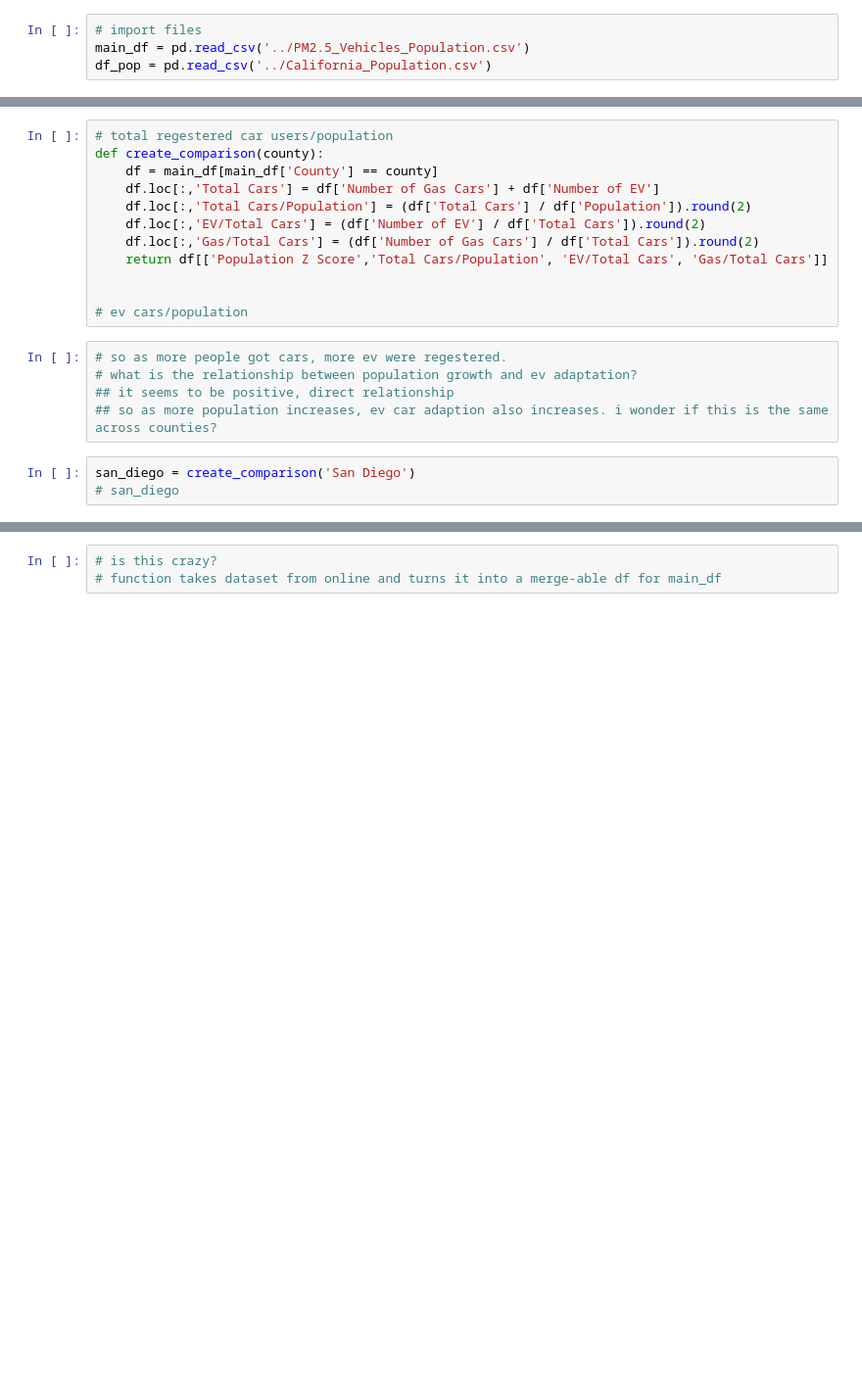
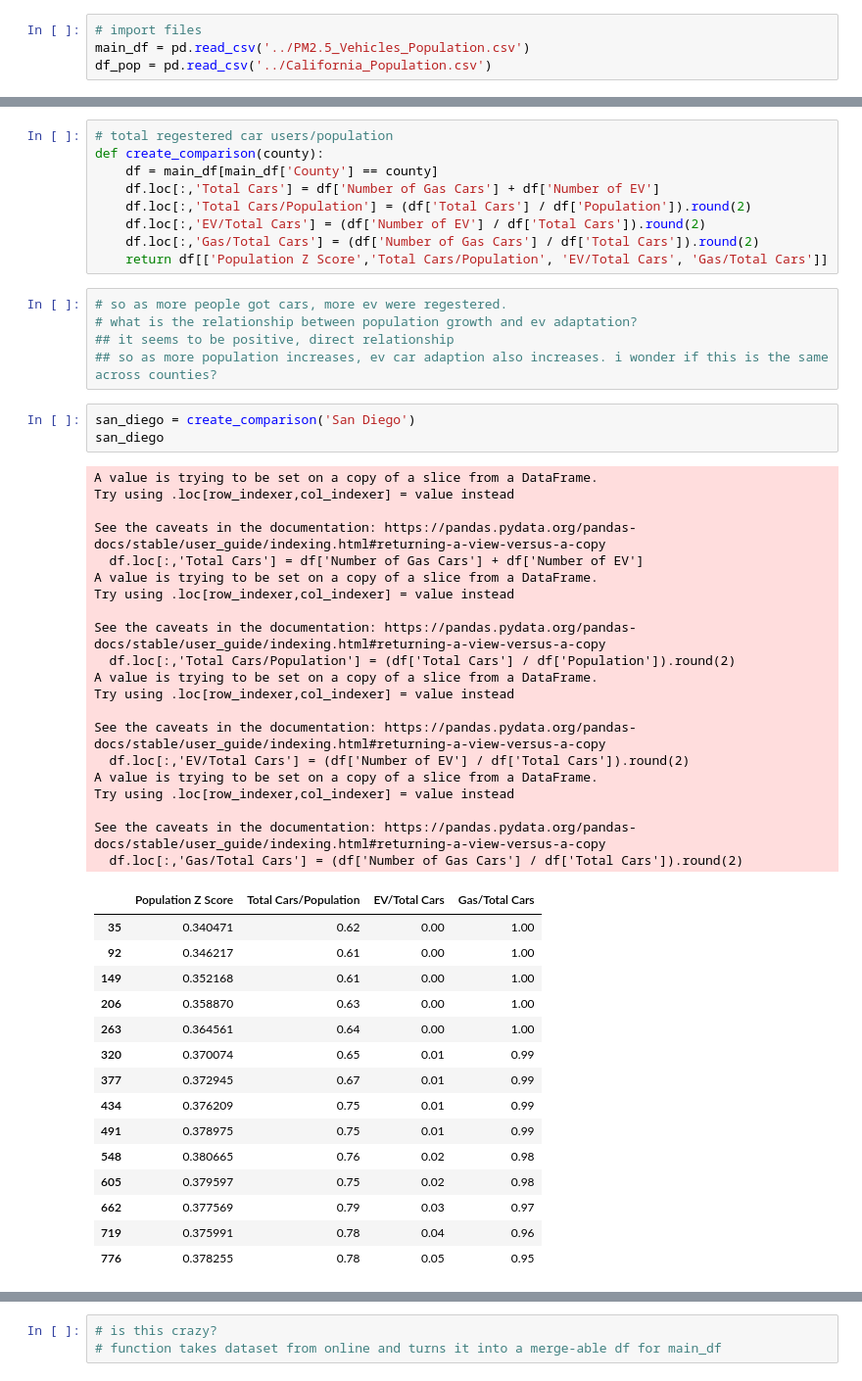
Before and after one commit to kellerl7/SIADS_Milestone_1, a Jupyter notebook: pm_data/CMC_Notebook.ipynb, the cells around one changed output, grey strips where cells are left out. Shown: that part at 98% size. Cells and saved outputs as stored; diff of their text form; blank space fills up the shorter version.

```diff
--- a/pm_data/CMC_Notebook.ipynb
+++ b/pm_data/CMC_Notebook.ipynb
@@ -33,9 +33,6 @@ def create_comparison(county):
     df.loc[:,'EV/Total Cars'] = (df['Number of EV'] / df['Total Cars']).round(2)
     df.loc[:,'Gas/Total Cars'] = (df['Number of Gas Cars'] / df['Total Cars']).round(2)
     return df[['Population Z Score','Total Cars/Population', 'EV/Total Cars', 'Gas/Total Cars']]
-
-
-# ev cars/population
 # %%
 # so as more people got cars, more ev were regestered.
 # what is the relationship between population growth and ev adaptation?
@@ -43,7 +40,43 @@ def create_comparison(county):
 ## so as more population increases, ev car adaption also increases. i wonder if this is the same across counties?
 # %%
 san_diego = create_comparison('San Diego')
-# san_diego
+san_diego
+# %% [output]
+A value is trying to be set on a copy of a slice from a DataFrame.
+Try using .loc[row_indexer,col_indexer] = value instead
+
+See the caveats in the documentation: https://pandas.pydata.org/pandas-docs/stable/user_guide/indexing.html#returning-a-view-versus-a-copy
+  df.loc[:,'Total Cars'] = df['Number of Gas Cars'] + df['Number of EV']
+A value is trying to be set on a copy of a slice from a DataFrame.
+Try using .loc[row_indexer,col_indexer] = value instead
+
+See the caveats in the documentation: https://pandas.pydata.org/pandas-docs/stable/user_guide/indexing.html#returning-a-view-versus-a-copy
+  df.loc[:,'Total Cars/Population'] = (df['Total Cars'] / df['Population']).round(2)
+A value is trying to be set on a copy of a slice from a DataFrame.
+Try using .loc[row_indexer,col_indexer] = value instead
+
+See the caveats in the documentation: https://pandas.pydata.org/pandas-docs/stable/user_guide/indexing.html#returning-a-view-versus-a-copy
+  df.loc[:,'EV/Total Cars'] = (df['Number of EV'] / df['Total Cars']).round(2)
+A value is trying to be set on a copy of a slice from a DataFrame.
+Try using .loc[row_indexer,col_indexer] = value instead
+
+See the caveats in the documentation: https://pandas.pydata.org/pandas-docs/stable/user_guide/indexing.html#returning-a-view-versus-a-copy
+  df.loc[:,'Gas/Total Cars'] = (df['Number of Gas Cars'] / df['Total Cars']).round(2)
+|  | Population Z Score | Total Cars/Population | EV/Total Cars | Gas/Total Cars |
+| 35 | 0.340471 | 0.62 | 0.00 | 1.00 |
+| 92 | 0.346217 | 0.61 | 0.00 | 1.00 |
+| 149 | 0.352168 | 0.61 | 0.00 | 1.00 |
+| 206 | 0.358870 | 0.63 | 0.00 | 1.00 |
+| 263 | 0.364561 | 0.64 | 0.00 | 1.00 |
+| 320 | 0.370074 | 0.65 | 0.01 | 0.99 |
+| 377 | 0.372945 | 0.67 | 0.01 | 0.99 |
+| 434 | 0.376209 | 0.75 | 0.01 | 0.99 |
+| 491 | 0.378975 | 0.75 | 0.01 | 0.99 |
+| 548 | 0.380665 | 0.76 | 0.02 | 0.98 |
+| 605 | 0.379597 | 0.75 | 0.02 | 0.98 |
+| 662 | 0.377569 | 0.79 | 0.03 | 0.97 |
+| 719 | 0.375991 | 0.78 | 0.04 | 0.96 |
+| 776 | 0.378255 | 0.78 | 0.05 | 0.95 |
 # %%
 los_angeles = create_comparison('Los Angeles')
 # los_angeles
```
Also changed, not shown: parts of 7 cells of this notebook, 3 other files.
